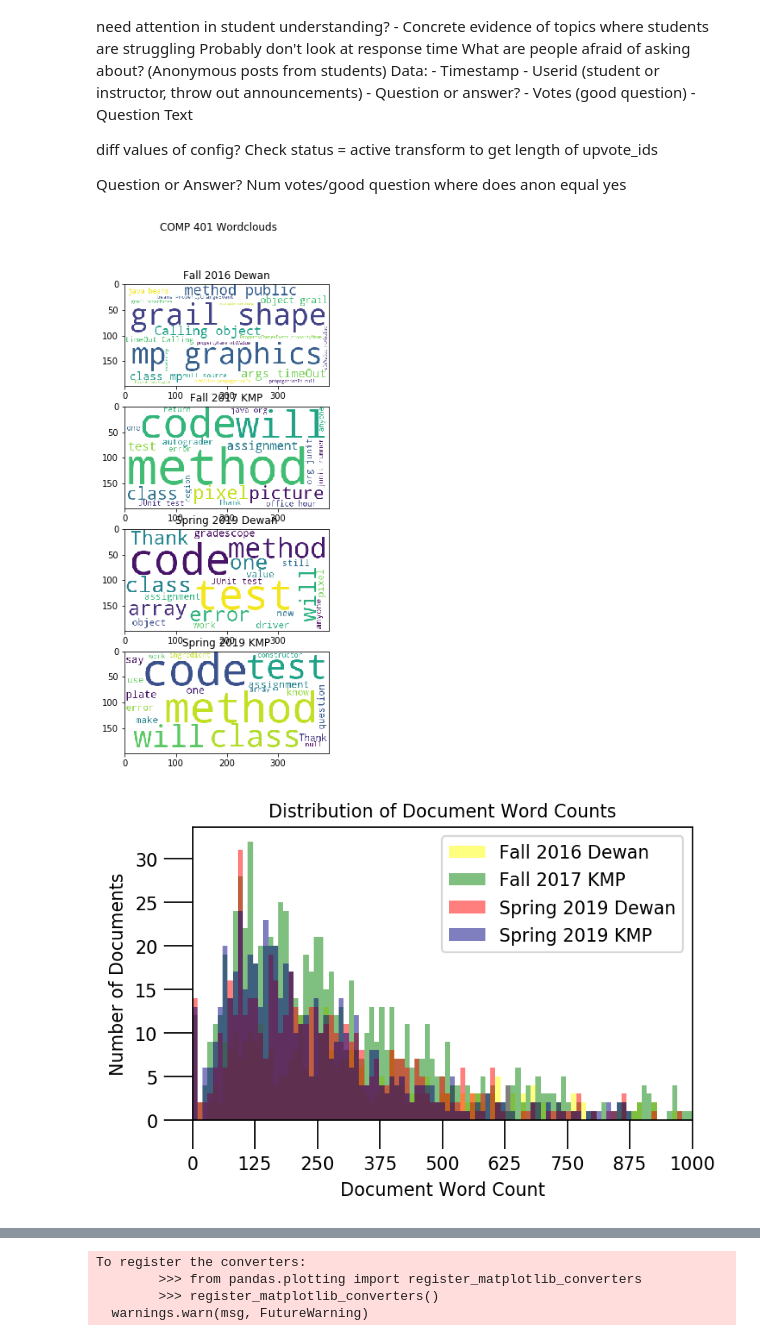
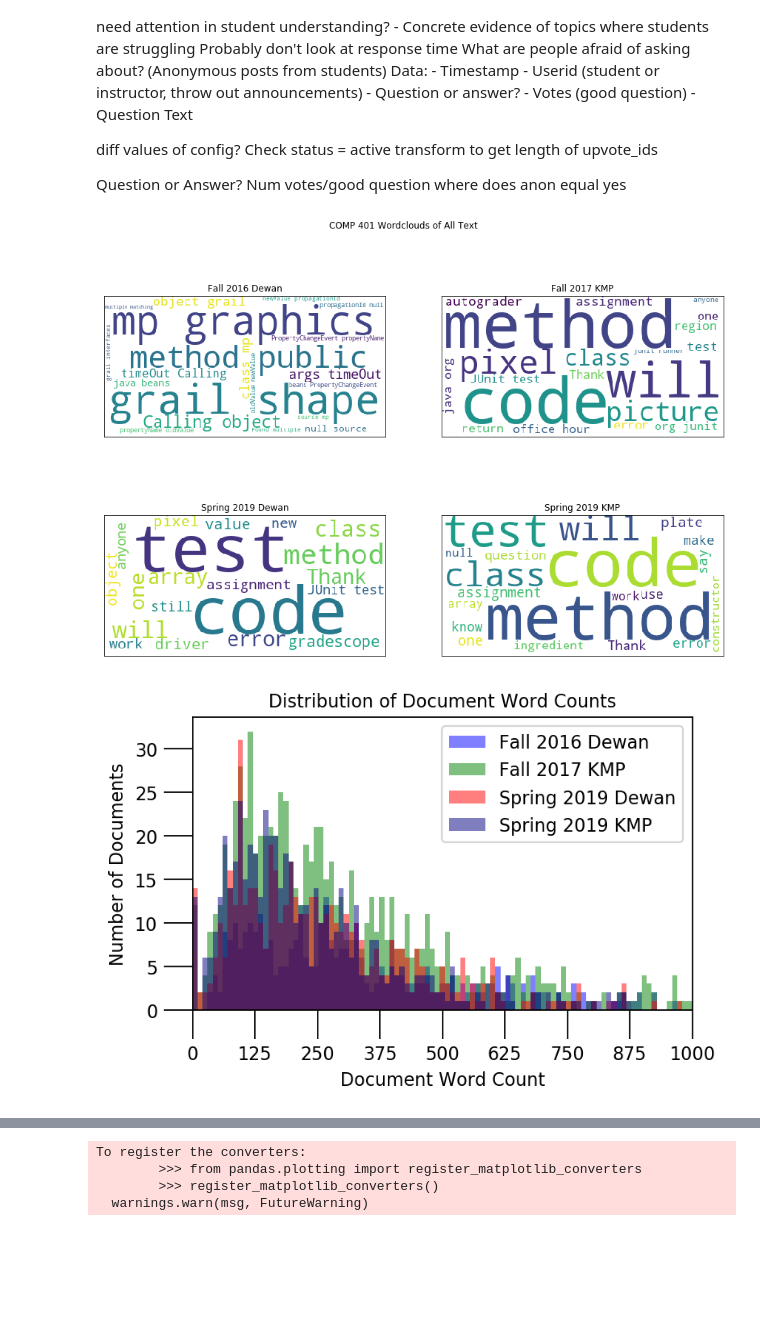
Before and after one commit to akan72/PiazzaTextualAnalysis, a Jupyter notebook: piazzatextualanalysis/data_analysis.ipynb, the cells around one changed output, grey strips where cells are left out. Cells and saved outputs as stored; diff of their text form; code cells hidden in the pictures; blank space fills up the shorter version.

Commit message:
Create output directory and modify the axes for plots

```diff
--- a/piazzatextualanalysis/data_analysis.ipynb
+++ b/piazzatextualanalysis/data_analysis.ipynb
@@ -153,37 +155,42 @@ all_text = [''.join(df['text'].tolist()) for df in all_dfs]
 all_text = [re.sub(r'(?ui)\\b\\w\w*[a-z]+\\w*\\b', '', text) for text in all_text]
 # %%
 # Plot word clouds of all the currently completed 401 classes
-fig, axs = plt.subplots(nrows=4, figsize=(10, 10))
-fig.suptitle("COMP 401 Wordclouds")
+fig, ax = plt.subplots(nrows=2, ncols=2, figsize=(15, 10))
+fig.suptitle("COMP 401 Wordclouds of All Text")
 
+ax = ax.flatten()
 for i in range(0, 4):
     wordcloud = WordCloud(background_color="white", max_words=20, contour_width=3, contour_color='steelblue')
     wordcloud.generate(all_text[i])
-    axs[i].imshow(wordcloud)
-    axs[i].set_title(id_class_map[network_ids[i]])
+    ax[i].imshow(wordcloud)
+    ax[i].set_title(id_class_map[network_ids[i]])
+    ax[i].set_xticklabels([])
+    ax[i].set_yticklabels([])
+    ax[i].set_xticks([])
+    ax[i].set_yticks([])
+
+plt.savefig('output/all_text_wordclouds')
+plt.show()
 # %% [output]
-[figure, old version]
+[figure, new version]
 # %%
 # Plot the distribution of word counts for all completed 401 classes that we have
 bins = np.linspace(0, 1000, 100)
-colors = ['yellow', 'green', 'red', 'navy']
+colors = ['blue', 'green', 'red', 'navy']
 
 plt.figure(figsize=(5, 3), dpi=160)
 for i in range(len(all_dfs)-1):
     plt.hist(all_dfs[i]['word_count'], bins, color=colors[i], alpha=.5, label=id_class_map[network_ids[i]])
     # plt.hist(word_counts_by_class, bins, color=colors, alpha=.5, label=list(class_names.values()))
-# plt.text(700,  60, "Mean   : " + str(round(np.mean(counts))))
-# plt.text(700,  50, "Median : " + str(round(np.median(counts))))
-# plt.text(700,  40, "Stdev   : " + str(round(np.std(counts))))
-# plt.text(700,  30, "1%ile    : " + str(round(np.quantile(counts, q=0.01))))
-# plt.text(700,  20, "99%ile  : " + str(round(np.quantile(counts, q=0.99))))
 
 plt.gca().set(xlim=(0, 1000), ylabel='Number of Documents', xlabel='Document Word Count')
 plt.tick_params(size=16)
 plt.legend(loc='upper right')
 plt.xticks(np.linspace(0, 1000, 9))
 plt.title('Distribution of Document Word Counts', fontdict=dict(size=10))
+
+plt.savefig('output/overlaid_word_counts')
 plt.show()
 # %% [output]
-[figure, old version]
+[figure, new version]
 # %%
```
Also changed, not shown: parts of 9 cells of this notebook, 3 other files.
